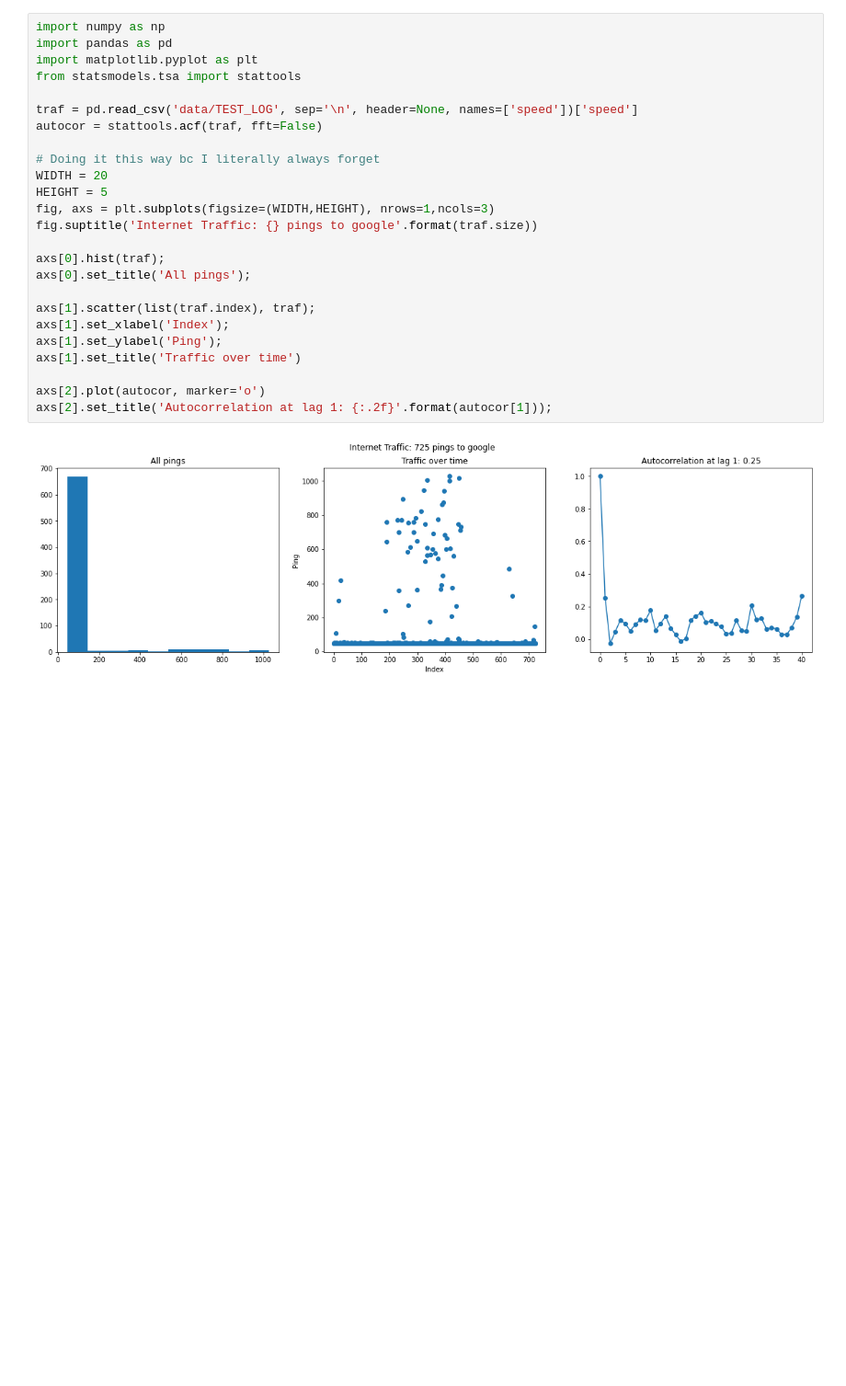
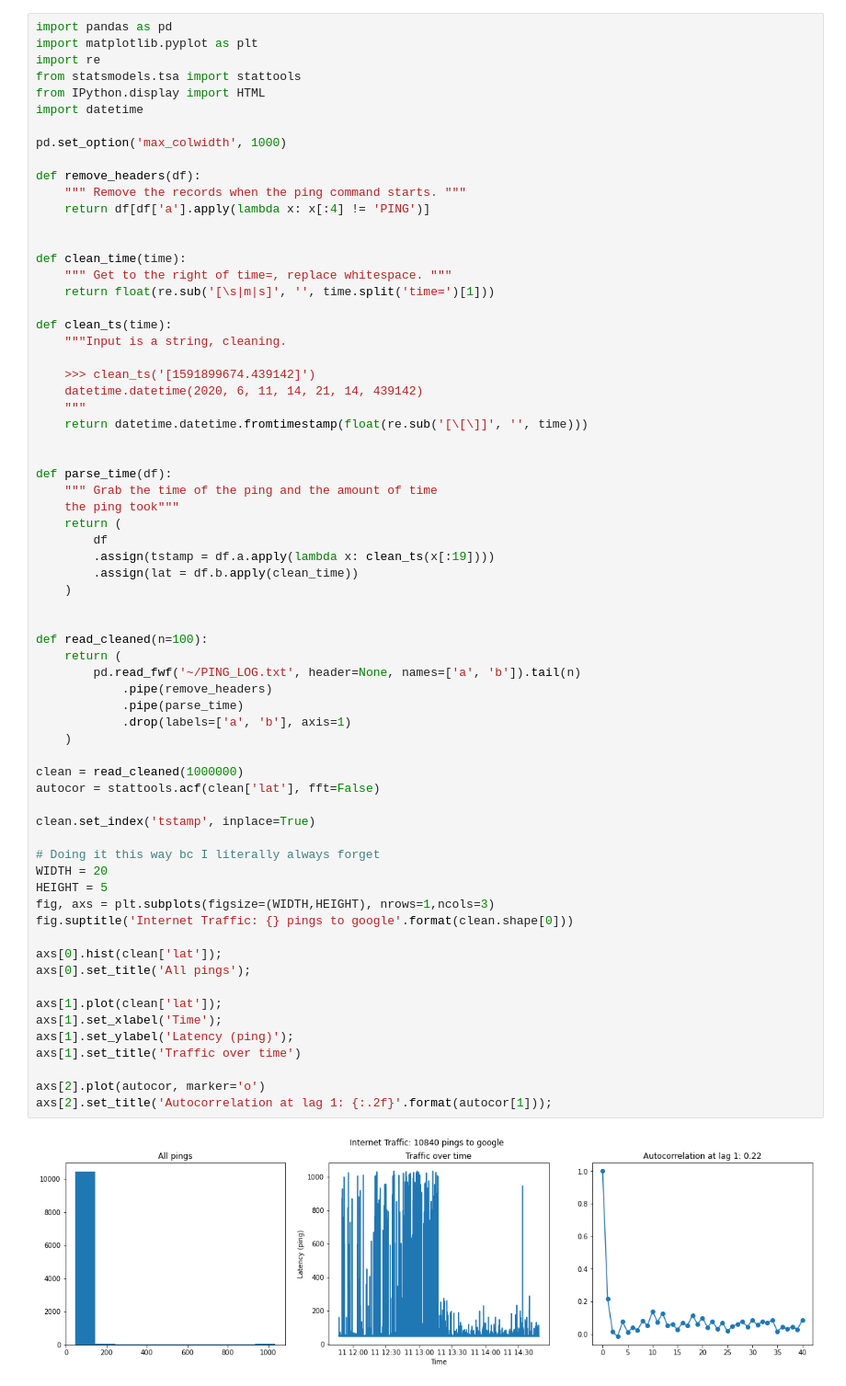
Before and after one commit to ayoskovich/int-traffic, a Jupyter notebook: explore.ipynb, the cells around one changed output. Shown at 92% size. Drawn from its saved outputs; the diff is of its cells as text; blank space fills up the shorter version.

Commit message:
Initial plotting of ping data

```diff
--- a/explore.ipynb
+++ b/explore.ipynb
@@ -3,27 +1,69 @@ Pls don't make more notebooks than this one...
 # %%
-import numpy as np
 import pandas as pd
 import matplotlib.pyplot as plt
+import re
 from statsmodels.tsa import stattools
+from IPython.display import HTML
+import datetime
 
-traf = pd.read_csv('data/TEST_LOG', sep='\n', header=None, names=['speed'])['speed']
-autocor = stattools.acf(traf, fft=False)
+pd.set_option('max_colwidth', 1000)
+
+def remove_headers(df):
+    """ Remove the records when the ping command starts. """
+    return df[df['a'].apply(lambda x: x[:4] != 'PING')]
+
+
+def clean_time(time):
+    """ Get to the right of time=, replace whitespace. """
+    return float(re.sub('[\s|m|s]', '', time.split('time=')[1]))
+
+def clean_ts(time):
+    """Input is a string, cleaning.
+
+    >>> clean_ts('[1591899674.439142]')
+    datetime.datetime(2020, 6, 11, 14, 21, 14, 439142)
+    """
+    return datetime.datetime.fromtimestamp(float(re.sub('[\[\]]', '', time)))
+
+
+def parse_time(df):
+    """ Grab the time of the ping and the amount of time
+    the ping took"""
+    return (
+        df
+        .assign(tstamp = df.a.apply(lambda x: clean_ts(x[:19])))
+        .assign(lat = df.b.apply(clean_time))
+    )
+
+
+def read_cleaned(n=100):
+    return (
+        pd.read_fwf('~/PING_LOG.txt', header=None, names=['a', 'b']).tail(n)
+            .pipe(remove_headers)
+            .pipe(parse_time)
+            .drop(labels=['a', 'b'], axis=1)
+    )
+
+clean = read_cleaned(1000000)
+autocor = stattools.acf(clean['lat'], fft=False)
+
+clean.set_index('tstamp', inplace=True)
 
 # Doing it this way bc I literally always forget
 WIDTH = 20
 HEIGHT = 5
 fig, axs = plt.subplots(figsize=(WIDTH,HEIGHT), nrows=1,ncols=3)
-fig.suptitle('Internet Traffic: {} pings to google'.format(traf.size))
+fig.suptitle('Internet Traffic: {} pings to google'.format(clean.shape[0]))
 
-axs[0].hist(traf);
+axs[0].hist(clean['lat']);
 axs[0].set_title('All pings');
 
-axs[1].scatter(list(traf.index), traf);
-axs[1].set_xlabel('Index');
-axs[1].set_ylabel('Ping');
+axs[1].plot(clean['lat']);
+axs[1].set_xlabel('Time');
+axs[1].set_ylabel('Latency (ping)');
 axs[1].set_title('Traffic over time')
 
 axs[2].plot(autocor, marker='o')
 axs[2].set_title('Autocorrelation at lag 1: {:.2f}'.format(autocor[1]));
 # %% [output]
-[figure, old version]
+[figure, new version]
```
Also changed, not shown: parts of 3 cells of this notebook, 3 other files.
